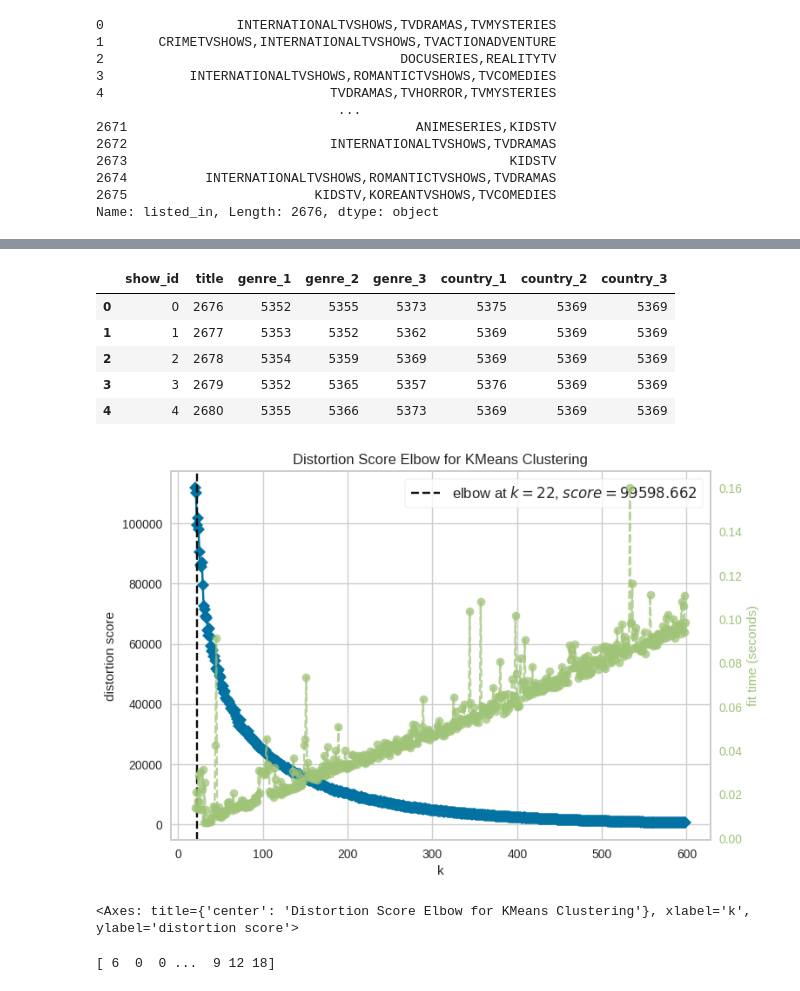
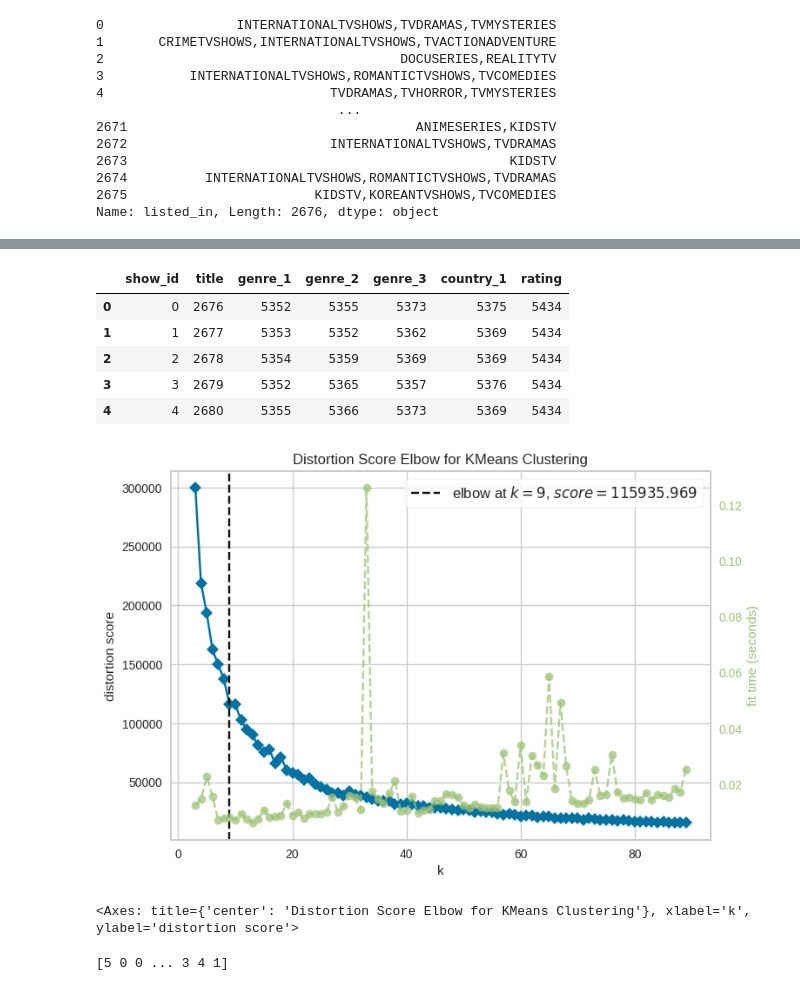
Before and after one commit to Kmaev/ml_ai_first_sprint, a Jupyter notebook: w_06_k_means_tv_series_recomendation_draft_02.ipynb, the cells around one changed output, grey strips where cells are left out. Cells and saved outputs as stored; diff of their text form; code cells hidden in the pictures.

Commit message:
Features tweaking
Removed two 'country' columns and added 'rating' column

```diff
--- a/w_06_k_means_tv_series_recomendation_draft_02.ipynb
+++ b/w_06_k_means_tv_series_recomendation_draft_02.ipynb
@@ -30,7 +30,7 @@ sns.heatmap(tv_series_df.isnull(), yticklabels=False, cbar=False, cmap="viridis"
 <Axes: >
 [figure]
 # %%
-tv_series_df.drop(['type', 'director', 'duration', 'cast', 'date_added', 'release_year', 'rating', 'duration', 'description'], inplace=True, axis=1)
+tv_series_df.drop(['type', 'director', 'duration', 'date_added', 'release_year', 'duration', 'description'], inplace=True, axis=1)
 # %%
 tv_series_df.head()
 # %% [output]
@@ -43,6 +43,11 @@ tv_series_df.head()
 # %%
 tv_series_df['listed_in'] =  tv_series_df['listed_in'].apply(lambda x: x.upper())
+
 tv_series_df['country']=tv_series_df['country'].fillna('-')
 tv_series_df['country'] =  tv_series_df['country'].apply(lambda x: x.upper())
+
+tv_series_df['cast']=tv_series_df['cast'].fillna('-')
+tv_series_df['cast'] =  tv_series_df['cast'].apply(lambda x: x.upper())
+
 tv_series_df.head()
 # %% [output]
@@ -72,10 +77,17 @@ Name: listed_in, Length: 2676, dtype: object
 # %%
 df_split_genre = tv_series_df['listed_in'].str.split(',', expand=True)
 df_split_country = tv_series_df['country'].str.split(',', expand=True)
-df_split_country = df_split_country.iloc[:, :3]
-df_split_genre.columns = [f'genre_{i+1}' for i in range(df_split_genre.shape[1])]
-df_split_country.columns = [f'country_{i+1}' for i in range(df_split_country.shape[1])]
+df_split_cast = tv_series_df['cast'].str.split(',', expand=True)
+
+df_split_country = df_split_country.iloc[:, :1]
+df_split_cast = df_split_cast.iloc[:, :6]
+
+df_split_genre.columns = ['genre_{}'.format(i + 1) for i in range(df_split_genre.shape[1])]
+df_split_country.columns = ['country_{}'.format(i + 1) for i in range(df_split_country.shape[1])]
+df_split_cast.columns = ['cast_{}'.format(i + 1) for i in range(df_split_cast.shape[1])]
+
 df_split = pd.concat([df_split_genre, df_split_country], axis=1 )
+
 df_split= df_split.fillna('-')
 df_split
 # %% [output]
@@ -95,4 +107,4 @@ df_split
 # %%
-merged_df = pd.concat([tv_series_df["show_id"], tv_series_df["title"], df_split], axis=1)
+merged_df = pd.concat([tv_series_df["show_id"], tv_series_df["title"], df_split, tv_series_df["rating"]], axis=1)
 merged_df.head()
 # %% [output]
@@ -116,12 +128,12 @@ tvs_df = set_mapping(merged_df)
 # %%
 tvs_df.head()
 # %% [output]
-|  | show_id | title | genre_1 | genre_2 | genre_3 | country_1 | country_2 | country_3 |
-| 0 | 0 | 2676 | 5352 | 5355 | 5373 | 5375 | 5369 | 5369 |
-| 1 | 1 | 2677 | 5353 | 5352 | 5362 | 5369 | 5369 | 5369 |
-| 2 | 2 | 2678 | 5354 | 5359 | 5369 | 5369 | 5369 | 5369 |
-| 3 | 3 | 2679 | 5352 | 5365 | 5357 | 5376 | 5369 | 5369 |
-| 4 | 4 | 2680 | 5355 | 5366 | 5373 | 5369 | 5369 | 5369 |
+|  | show_id | title | genre_1 | genre_2 | genre_3 | country_1 | rating |
+| 0 | 0 | 2676 | 5352 | 5355 | 5373 | 5375 | 5434 |
+| 1 | 1 | 2677 | 5353 | 5352 | 5362 | 5369 | 5434 |
+| 2 | 2 | 2678 | 5354 | 5359 | 5369 | 5369 | 5434 |
+| 3 | 3 | 2679 | 5352 | 5365 | 5357 | 5376 | 5434 |
+| 4 | 4 | 2680 | 5355 | 5366 | 5373 | 5369 | 5434 |
 # %%
 sampled_df = tvs_df.drop(['show_id', 'title'], axis=1)
 # %%
@@ -131,20 +143,20 @@ from sklearn.cluster import KMeans
 from yellowbrick.cluster import KElbowVisualizer
 # %%
 model = KMeans()
-visualizer = KElbowVisualizer(model, k=(20,(20*30)), metric='distortion')
+visualizer = KElbowVisualizer(model, k=(3,(3*30)), metric='distortion')
 
 visualizer.fit(X)
 visualizer.show()
 # %% [output]
-[figure, old version]
+[figure, new version]
 <Axes: title={'center': 'Distortion Score Elbow for KMeans Clustering'}, xlabel='k', ylabel='distortion score'>
 # %%
-kmeans_model = KMeans(n_clusters =22, random_state=0, algorithm='elkan')
+kmeans_model = KMeans(n_clusters =9, random_state=0, algorithm='elkan')
 
 y_Kmeans = kmeans_model.fit_predict(X)
 print(y_Kmeans)
 # %% [output]
-[ 6  0  0 ...  9 12 18]
+[5 0 0 ... 3 4 1]
 # %%
 df_cluster = tv_series_df.copy()
 # %%
```
Also changed, not shown: parts of 6 cells of this notebook, 2 other files.
